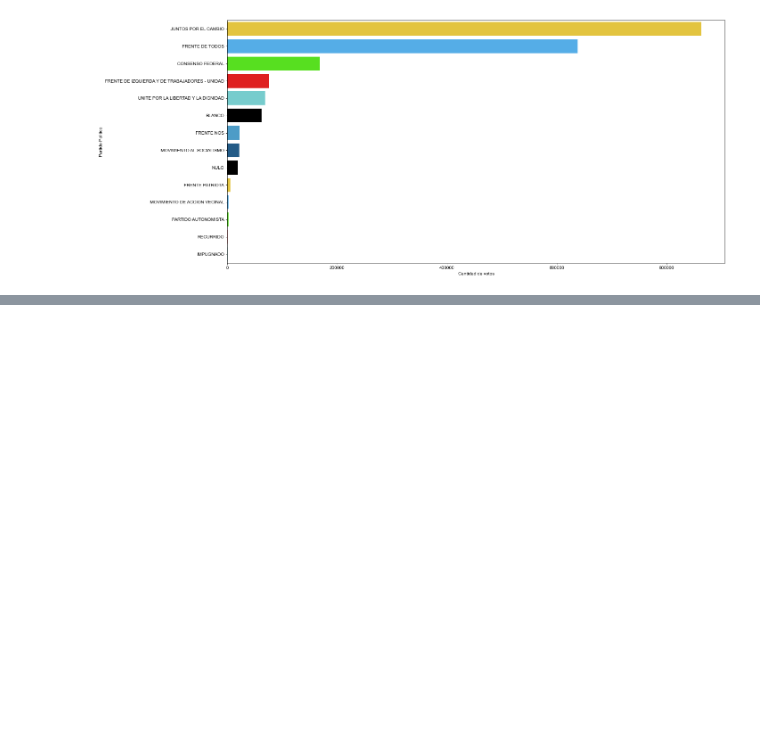
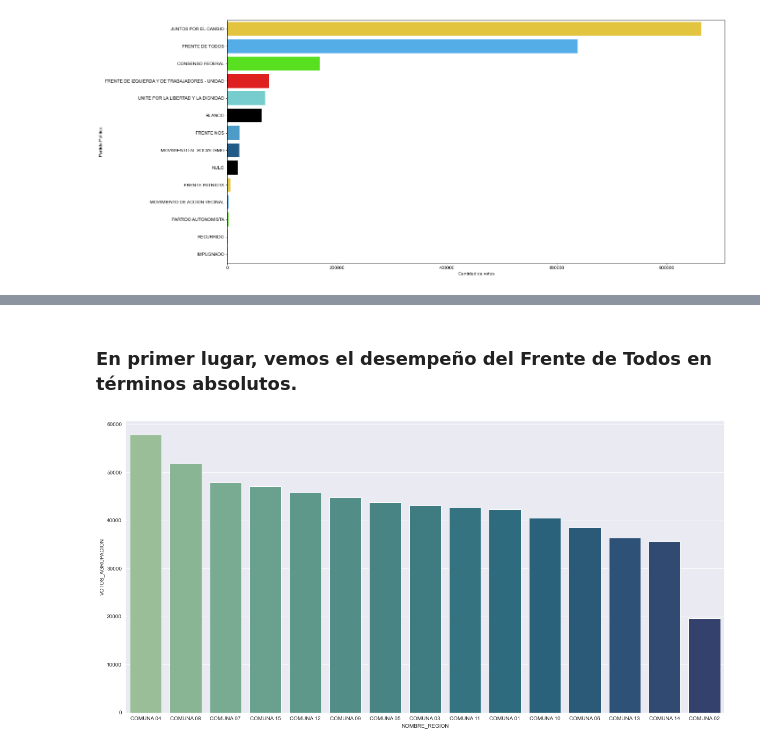
Before and after one commit to EmiKaczmarczyk/MET4OP, a Jupyter notebook: Examenes/TP2/PASO 2019.ipynb, the cells around one changed output, grey strips where cells are left out. Cells and saved outputs as stored; diff of their text form; code cells hidden in the pictures; blank space fills up the shorter version.

```diff
--- a/Examenes/TP2/PASO 2019.ipynb
+++ b/Examenes/TP2/PASO 2019.ipynb
@@ -57,0 +78,12 @@ Text(0, 0.5, 'Partido Politico')
+# %%
+#Agrupamos por comunas
+df_comuna=df_presidencial.groupby(["NOMBRE_REGION", "NOMBRE_AGRUPACION"], as_index=False)["VOTOS_AGRUPACION"].sum()
+
+#Abreviamos algunos nombres por prolijidad.
+cambio_nombres=df_comuna.replace({"FRENTE DE TODOS": "FdT",
+                                           "FRENTE DE IZQUIERDA Y DE TRABAJADORES - UNIDAD": "FIT",
+                                           "JUNTOS POR EL CAMBIO": "JxC",
+                                           "FRENTE NOS":"NOS",
+                                          "UNITE POR LA LIBERTAD Y LA DIGNIDAD":"UNITE"})
+comuna_final=pd.DataFrame(data=cambio_nombres)
+comuna_final
@@ -57,0 +104,11 @@ Text(0, 0.5, 'Partido Politico')
+# %% [markdown]
+### En primer lugar, vemos el desempeño del Frente de Todos en términos absolutos.
+# %%
+resultados_absolutos=comuna_final.loc[comuna_final.NOMBRE_AGRUPACION == "FdT"].sort_values(by="VOTOS_AGRUPACION", ascending=False)
+
+#Grafico. Cambiar nombres de ejes.
+plt.figure(figsize=(20,10))
+sns.barplot(data=resultados_absolutos,x="NOMBRE_REGION", y="VOTOS_AGRUPACION", palette="crest")
+plt.show()
+# %% [output]
+[figure, added]
```
Also changed, not shown: parts of 17 cells of this notebook.
